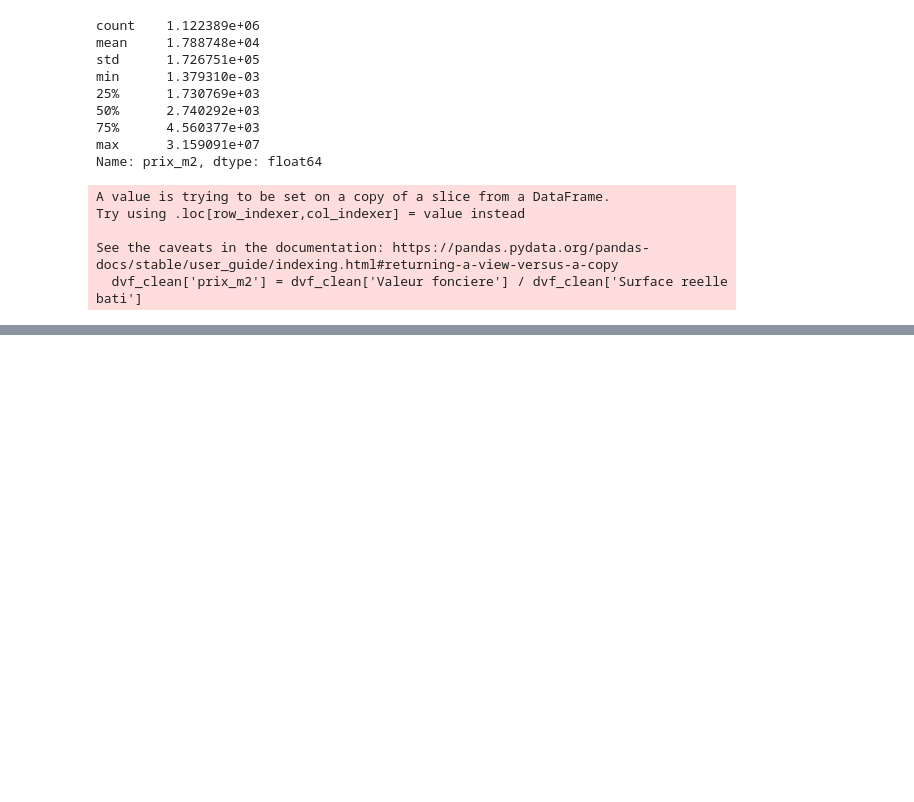
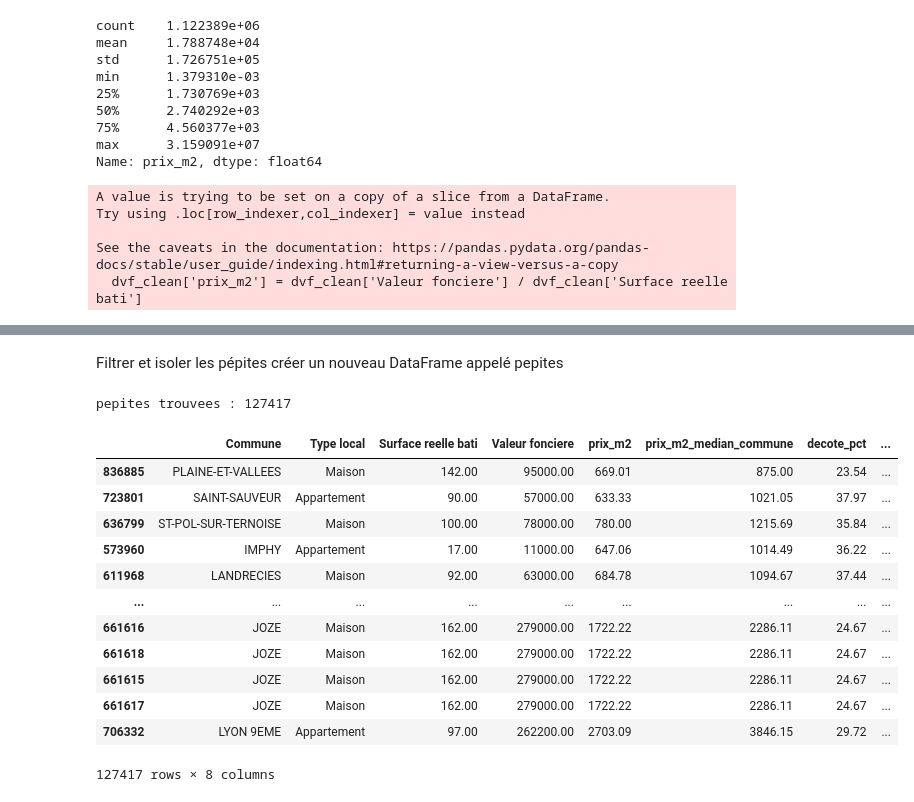
Before and after one commit to anass-thn/immoscout-analytics, a Jupyter notebook: notebooks/01_exploration_dvf.ipynb, the cells around one changed output, grey strips where cells are left out. Saved outputs shown, nothing was run; the diff lists cells and outputs as text; code cells hidden in the pictures; blank space fills up the shorter version.

```diff
--- a/notebooks/01_exploration_dvf.ipynb
+++ b/notebooks/01_exploration_dvf.ipynb
@@ -196,0 +245,4 @@ Name: prix_m2, dtype: float64
+# %%
+# Calculer le Rendement Locatif Brut (%)
+dvf_enrichi['rendement_brut'] = (dvf_enrichi['loypredm2'] * 12 / dvf_enrichi['prix_m2'])*100
+print(dvf_enrichi['rendement_brut'].describe())
@@ -196,0 +262,3 @@ Name: prix_m2, dtype: float64
+# %%
+dvf_enrichi = dvf_enrichi.sort_values(by='rendement_brut',ascending=False)
+dvf_enrichi[['Commune', 'Type local', 'Valeur fonciere', 'Surface reelle bati', 'prix_m2', 'loypredm2', 'rendement_brut']].head(5)
@@ -196,0 +272,4 @@ Name: prix_m2, dtype: float64
+# %%
+# calcul d'une médiane par groupe :
+dvf_enrichi['prix_m2_median_commune'] = dvf_enrichi.groupby('code_insee')['prix_m2'].transform('median')
+dvf_enrichi[['code_insee','Commune','prix_m2','prix_m2_median_commune']]
@@ -196,0 +290,4 @@ Name: prix_m2, dtype: float64
+# %%
+# Calcul d'une remise ou décote en %
+dvf_enrichi['decote_pct'] = ((dvf_enrichi['prix_m2_median_commune'] - dvf_enrichi['prix_m2']) / dvf_enrichi['prix_m2_median_commune']) * 100
+dvf_enrichi[['code_insee','Commune','prix_m2','prix_m2_median_commune','decote_pct']].head()
@@ -196,0 +301,25 @@ Name: prix_m2, dtype: float64
+# %% [markdown]
+ Filtrer et isoler les pépites
+  créer un nouveau DataFrame appelé pepites
+# %%
+pepites = dvf_enrichi[
+    (dvf_enrichi['decote_pct']>=15) & (dvf_enrichi['decote_pct']<=40)
+     & (dvf_enrichi['rendement_brut']>=7) & (dvf_enrichi['rendement_brut']<=15) & (dvf_enrichi['Surface reelle bati']>=15)
+]
+print("pepites trouvees :", len(pepites))
+pepites [['Commune', 'Type local', 'Surface reelle bati', 'Valeur fonciere', 'prix_m2', 'prix_m2_median_commune', 'decote_pct', 'rendement_brut']]
+# %% [output]
+pepites trouvees : 127417
+|  | Commune | Type local | Surface reelle bati | Valeur fonciere | prix_m2 | prix_m2_median_commune | decote_pct | ... |
+| 836885 | PLAINE-ET-VALLEES | Maison | 142.00 | 95000.00 | 669.01 | 875.00 | 23.54 | ... |
+| 723801 | SAINT-SAUVEUR | Appartement | 90.00 | 57000.00 | 633.33 | 1021.05 | 37.97 | ... |
+| 636799 | ST-POL-SUR-TERNOISE | Maison | 100.00 | 78000.00 | 780.00 | 1215.69 | 35.84 | ... |
+| 573960 | IMPHY | Appartement | 17.00 | 11000.00 | 647.06 | 1014.49 | 36.22 | ... |
+| 611968 | LANDRECIES | Maison | 92.00 | 63000.00 | 684.78 | 1094.67 | 37.44 | ... |
+| ... | ... | ... | ... | ... | ... | ... | ... | ... |
+| 661616 | JOZE | Maison | 162.00 | 279000.00 | 1722.22 | 2286.11 | 24.67 | ... |
+| 661618 | JOZE | Maison | 162.00 | 279000.00 | 1722.22 | 2286.11 | 24.67 | ... |
+| 661615 | JOZE | Maison | 162.00 | 279000.00 | 1722.22 | 2286.11 | 24.67 | ... |
+| 661617 | JOZE | Maison | 162.00 | 279000.00 | 1722.22 | 2286.11 | 24.67 | ... |
+| 706332 | LYON 9EME | Appartement | 97.00 | 262200.00 | 2703.09 | 3846.15 | 29.72 | ... |
+127417 rows × 8 columns
```
Also changed, not shown: parts of 14 cells of this notebook.
